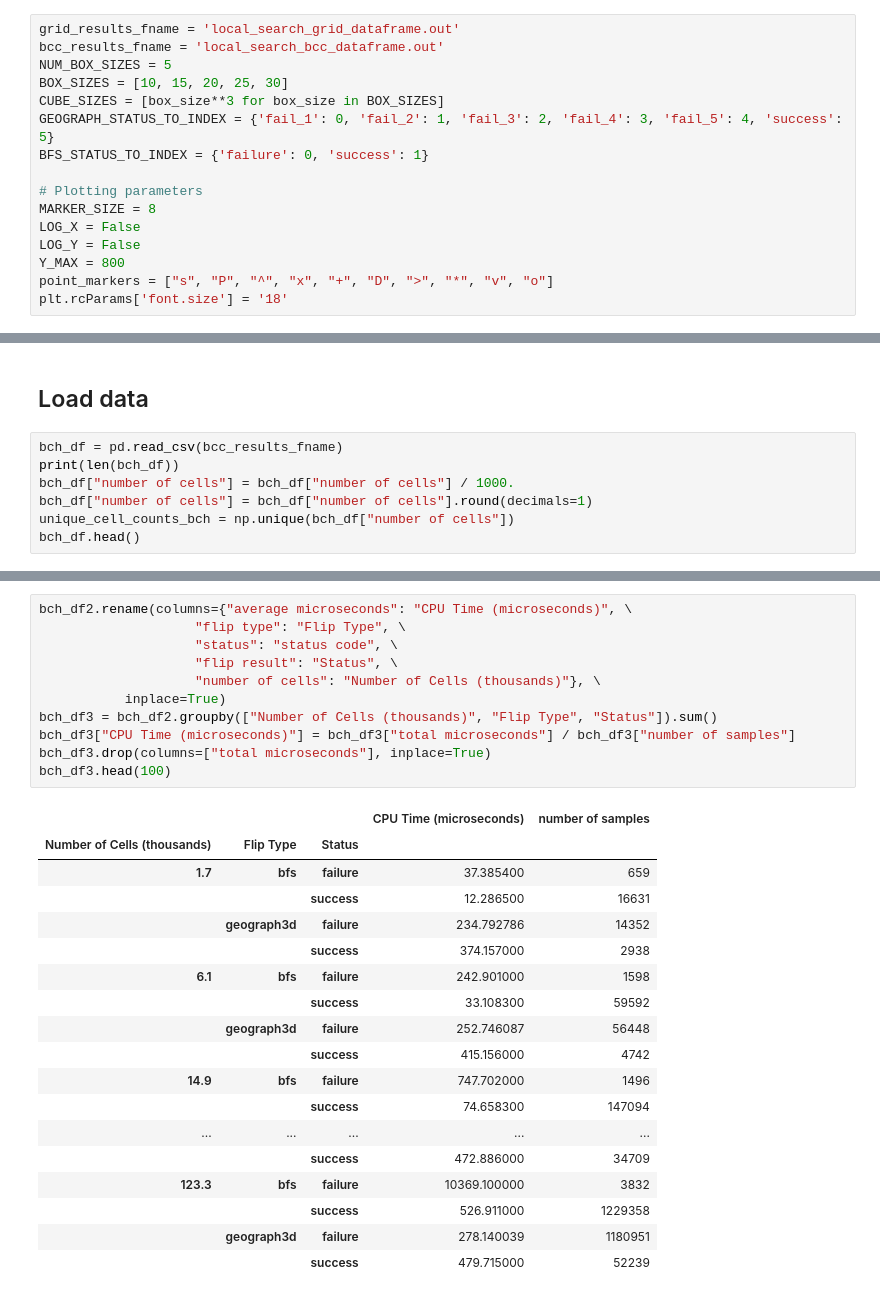
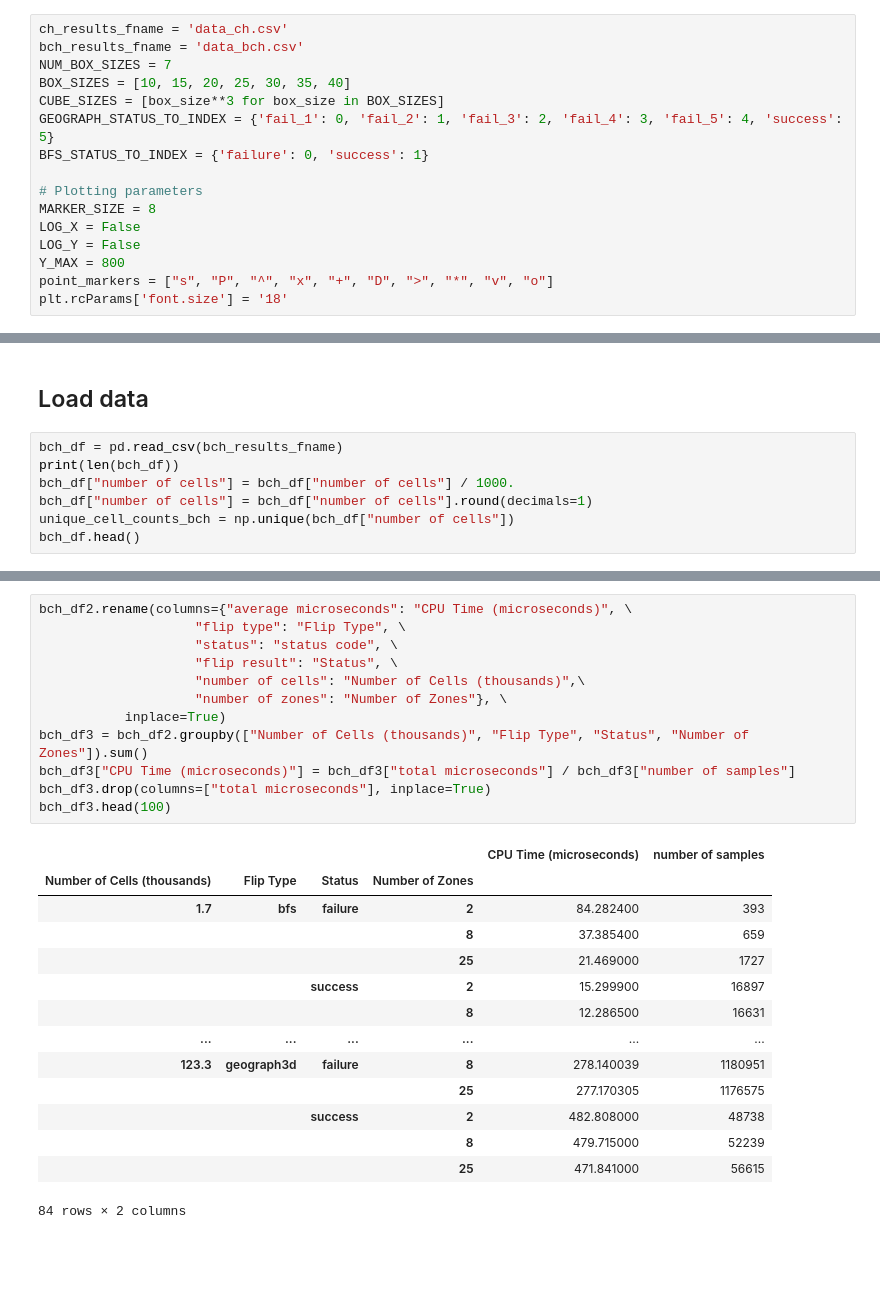
Before and after one commit to ian-ludden/3d-geographs, a Jupyter notebook: results/Experiments_Analysis.ipynb, the cells around one changed output, grey strips where cells are left out. Cells and saved outputs as stored; diff of their text form; blank space fills up the shorter version.

```diff
--- a/results/Experiments_Analysis.ipynb
+++ b/results/Experiments_Analysis.ipynb
@@ -10,10 +10,10 @@ import seaborn as sns
 # %% [markdown]
 # Constants
 # %%
-grid_results_fname = 'local_search_grid_dataframe.out'
-bcc_results_fname = 'local_search_bcc_dataframe.out'
-NUM_BOX_SIZES = 5
-BOX_SIZES = [10, 15, 20, 25, 30]
+ch_results_fname = 'data_ch.csv'
+bch_results_fname = 'data_bch.csv'
+NUM_BOX_SIZES = 7
+BOX_SIZES = [10, 15, 20, 25, 30, 35, 40]
 CUBE_SIZES = [box_size**3 for box_size in BOX_SIZES]
 GEOGRAPH_STATUS_TO_INDEX = {'fail_1': 0, 'fail_2': 1, 'fail_3': 2, 'fail_4': 3, 'fail_5': 4, 'success': 5}
 BFS_STATUS_TO_INDEX = {'failure': 0, 'success': 1}
@@ -168,7 +182,7 @@ plt.savefig("ch_results_plot.pdf", dpi=600, bbox_inches="tight")
 # %% [markdown]
 ## Load data
 # %%
-bch_df = pd.read_csv(bcc_results_fname)
+bch_df = pd.read_csv(bch_results_fname)
 print(len(bch_df))
 bch_df["number of cells"] = bch_df["number of cells"] / 1000.
 bch_df["number of cells"] = bch_df["number of cells"].round(decimals=1)
@@ -198,31 +212,28 @@ bch_df2.head()
 # %%
 bch_df2.rename(columns={"average microseconds": "CPU Time (microseconds)", \
                     "flip type": "Flip Type", \
                     "status": "status code", \
                     "flip result": "Status", \
-                    "number of cells": "Number of Cells (thousands)"}, \
+                    "number of cells": "Number of Cells (thousands)",\
+                    "number of zones": "Number of Zones"}, \
            inplace=True)
-bch_df3 = bch_df2.groupby(["Number of Cells (thousands)", "Flip Type", "Status"]).sum()
+bch_df3 = bch_df2.groupby(["Number of Cells (thousands)", "Flip Type", "Status", "Number of Zones"]).sum()
 bch_df3["CPU Time (microseconds)"] = bch_df3["total microseconds"] / bch_df3["number of samples"]
 bch_df3.drop(columns=["total microseconds"], inplace=True)
 bch_df3.head(100)
 # %% [output]
-|  |  |  | CPU Time (microseconds) | number of samples |
-| Number of Cells (thousands) | Flip Type | Status |  |  |
-| 1.7 | bfs | failure | 37.385400 | 659 |
-|  |  | success | 12.286500 | 16631 |
-|  | geograph3d | failure | 234.792786 | 14352 |
-|  |  | success | 374.157000 | 2938 |
-| 6.1 | bfs | failure | 242.901000 | 1598 |
-|  |  | success | 33.108300 | 59592 |
-|  | geograph3d | failure | 252.746087 | 56448 |
-|  |  | success | 415.156000 | 4742 |
-| 14.9 | bfs | failure | 747.702000 | 1496 |
-|  |  | success | 74.658300 | 147094 |
-| ... | ... | ... | ... | ... |
-|  |  | success | 472.886000 | 34709 |
-| 123.3 | bfs | failure | 10369.100000 | 3832 |
-|  |  | success | 526.911000 | 1229358 |
-|  | geograph3d | failure | 278.140039 | 1180951 |
-|  |  | success | 479.715000 | 52239 |
+|  |  |  |  | CPU Time (microseconds) | number of samples |
+| Number of Cells (thousands) | Flip Type | Status | Number of Zones |  |  |
+| 1.7 | bfs | failure | 2 | 84.282400 | 393 |
+|  |  |  | 8 | 37.385400 | 659 |
+|  |  |  | 25 | 21.469000 | 1727 |
+|  |  | success | 2 | 15.299900 | 16897 |
+|  |  |  | 8 | 12.286500 | 16631 |
+| ... | ... | ... | ... | ... | ... |
+| 123.3 | geograph3d | failure | 8 | 278.140039 | 1180951 |
+|  |  |  | 25 | 277.170305 | 1176575 |
+|  |  | success | 2 | 482.808000 | 48738 |
+|  |  |  | 8 | 479.715000 | 52239 |
+|  |  |  | 25 | 471.841000 | 56615 |
+84 rows × 2 columns
 # %%
```
Also changed, not shown: parts of 20 cells of this notebook.
